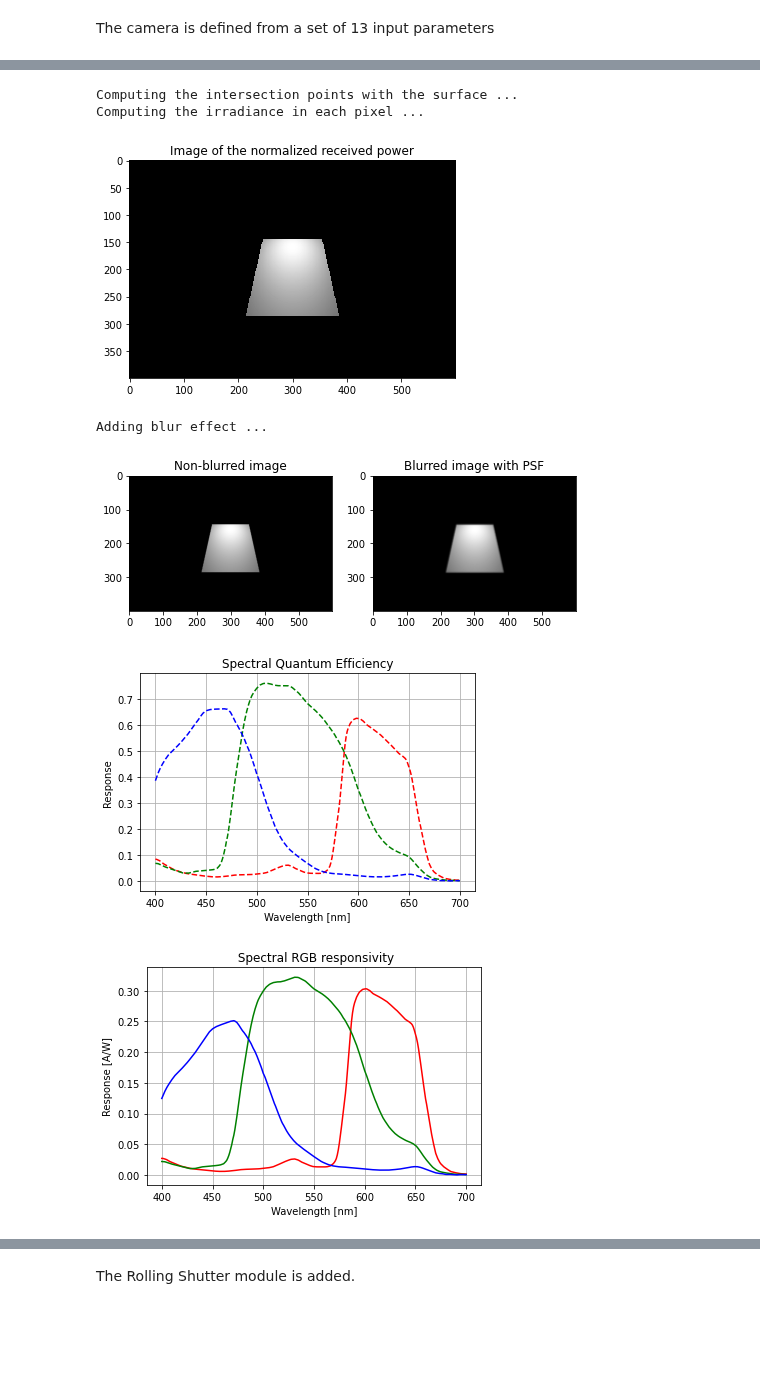
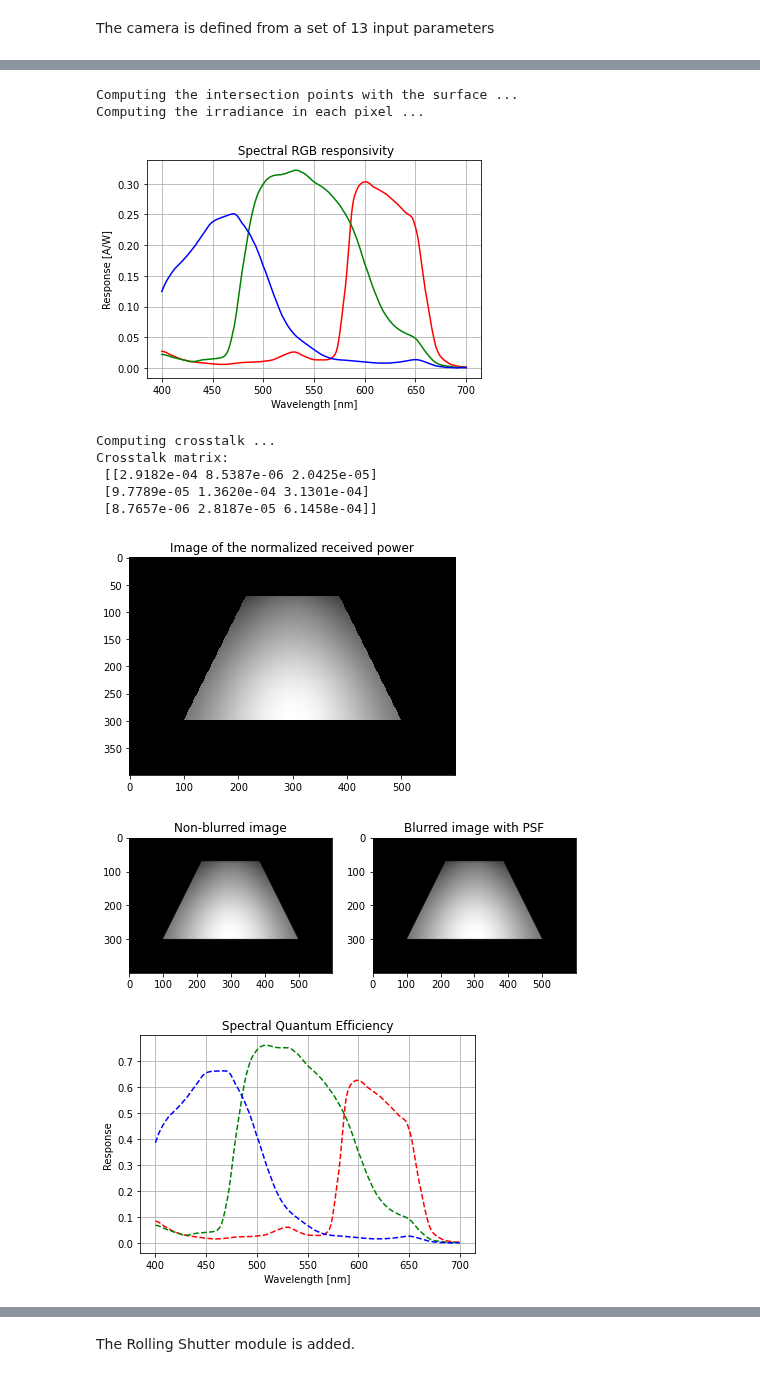
Before and after one commit to jufgutierrezgo/rs-vlc-model, a Jupyter notebook: rs-vlc-simulation.ipynb, the cells around one changed output, grey strips where cells are left out. Cells and saved outputs as stored; diff of their text form; code cells hidden in the pictures; blank space fills up the shorter version.

Commit message:
RS current image function

```diff
--- a/rs-vlc-simulation.ipynb
+++ b/rs-vlc-simulation.ipynb
@@ -24,8 +24,8 @@ transmitter = Transmitter(
         wavelengths=[620, 530, 475],
         fwhm=[20, 30, 20],
         modulation='ieee16',
-        frequency=1000,
-        no_symbols=1000,
+        frequency=8000,
+        no_symbols=100,
         luminous_flux=5000
     )
 transmitter.plot_spd_normalized()
@@ -71,15 +71,15 @@ surface._group_vertices()
 # %% [markdown]
 The camera is defined from a set of 13 input parameters
 # %%
-MX = 1e2  # number of pixels per unit distance in image coordinates in x direction
-MY = 1e2  # number of pixels per unit distance in image coordinates in y direction
+MX = 1.0e2  # number of pixels per unit distance in image coordinates in x direction
+MY = 1.0e2  # number of pixels per unit distance in image coordinates in y direction
 FOCAL_LENGTH = 3/MX  # focal length
 PX= 3/MX  # principal point x-coordinate
 PY= 2/MY  # principal point y-coordinate
 THETA_X = np.pi / 2.0  # roll angle
 THETA_Y = np.pi  # pitch angle
 THETA_Z = np.pi  # yaw angle
-C = np.array([3, -5, 2])  # camera centre
+C = np.array([3, -1, 1])  # camera centre
 IMAGE_HEIGTH = 4
 IMAGE_WIDTH = 6
 
@@ -100,6 +100,10 @@ camera = Camera(
     transmitter=transmitter,
     sensor='SonyStarvisBSI'
 )
+camera.plot_power_image()
+#camera.add_blur(size=7, center=3.5, sigma=0.1)
+camera.plot_blurred_image()
+camera.plot_quantum_efficiency()
 # %% [output]
 Projecting surface onto the image plane...
 Calibration matrix (K):
@@ -123,7 +127,11 @@ Computing the point's coordinates inside of the projected polygon ...
 Computing the intersection points with the surface ...
 Computing the irradiance in each pixel ...
-[figure, old version]
+[figure, new version]
-Adding blur effect ...
+Computing crosstalk ...
+Crosstalk matrix:
+ [[2.9182e-04 8.5387e-06 2.0425e-05]
+ [9.7789e-05 1.3620e-04 3.1301e-04]
+ [8.7657e-06 2.8187e-05 6.1458e-04]]
-[figure, old version]
+[figure, new version]
-[figure, old version]
+[figure, new version]
-[figure, old version]
+[figure, new version]
```
Also changed, not shown: parts of 3 cells of this notebook, 4 other files.
